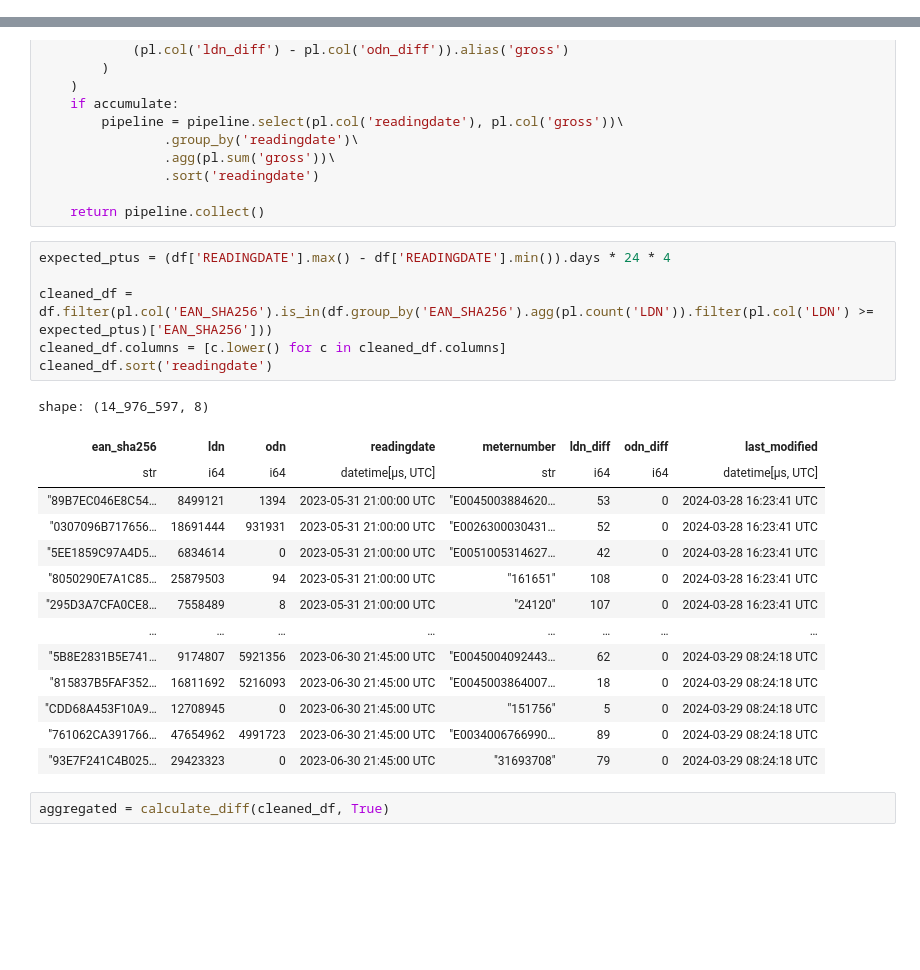
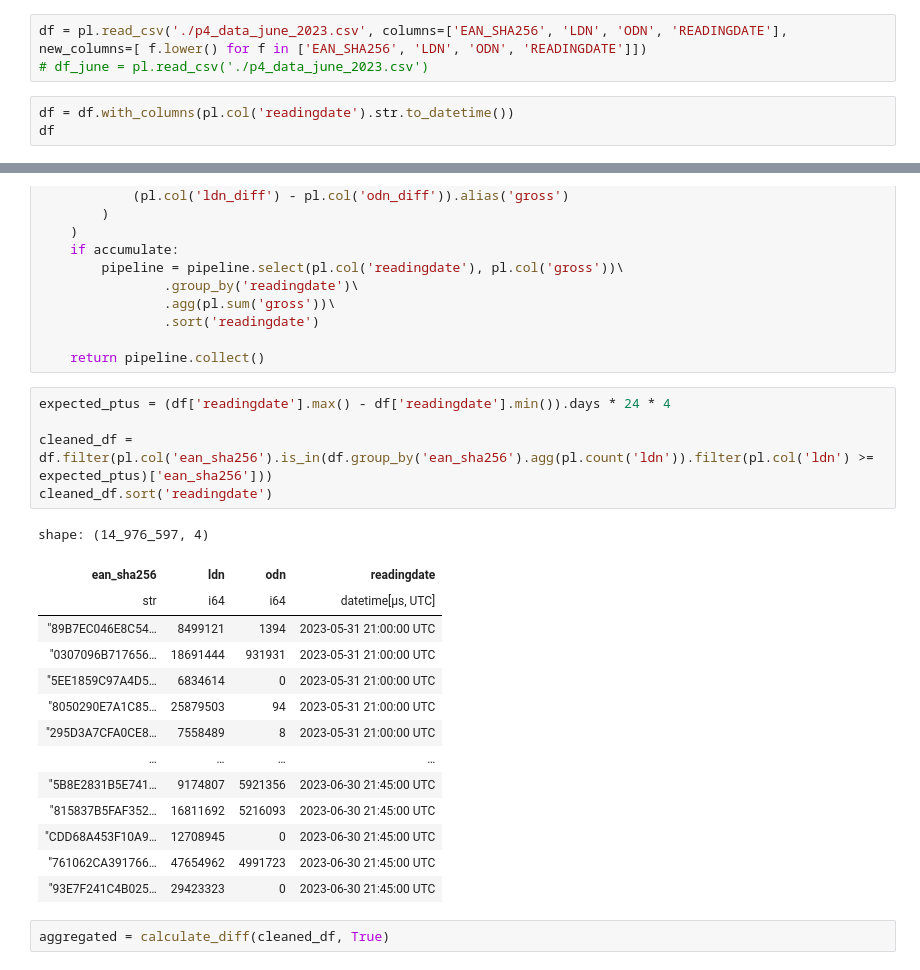
Before and after one commit to erewl/short-term-load-forecasting-with-domain-knowledge, a Jupyter notebook: notebooks/tft_example.ipynb, the cells around one changed output, grey strips where cells are left out. Cells and saved outputs as stored; diff of their text form; blank space fills up the shorter version.

Commit message:
Progress in data processing and model application

```diff
--- a/notebooks/tft_example.ipynb
+++ b/notebooks/tft_example.ipynb
@@ -219,0 +86,6 @@ shape: (14_998_728, 8)
+# %%
+df = pl.read_csv('./p4_data_june_2023.csv', columns=['EAN_SHA256', 'LDN', 'ODN', 'READINGDATE'], new_columns=[ f.lower() for f in ['EAN_SHA256', 'LDN', 'ODN', 'READINGDATE']])
+# df_june = pl.read_csv('./p4_data_june_2023.csv')
+# %%
+df = df.with_columns(pl.col('readingdate').str.to_datetime())
+df
@@ -241,26 +128,25 @@ def calculate_diff(_df: pl.DataFrame, accumulate: bool):
 
     return pipeline.collect()
 # %%
-expected_ptus = (df['READINGDATE'].max() - df['READINGDATE'].min()).days * 24 * 4
+expected_ptus = (df['readingdate'].max() - df['readingdate'].min()).days * 24 * 4
 
-cleaned_df = df.filter(pl.col('EAN_SHA256').is_in(df.group_by('EAN_SHA256').agg(pl.count('LDN')).filter(pl.col('LDN') >= expected_ptus)['EAN_SHA256']))
-cleaned_df.columns = [c.lower() for c in cleaned_df.columns]
+cleaned_df = df.filter(pl.col('ean_sha256').is_in(df.group_by('ean_sha256').agg(pl.count('ldn')).filter(pl.col('ldn') >= expected_ptus)['ean_sha256']))
 cleaned_df.sort('readingdate')
 # %% [output]
-shape: (14_976_597, 8)
+shape: (14_976_597, 4)
-| ean_sha256 | ldn | odn | readingdate | meternumber | ldn_diff | odn_diff | last_modified |
-| str | i64 | i64 | datetime[μs, UTC] | str | i64 | i64 | datetime[μs, UTC] |
-| "89B7EC046E8C54… | 8499121 | 1394 | 2023-05-31 21:00:00 UTC | "E0045003884620… | 53 | 0 | 2024-03-28 16:23:41 UTC |
-| "0307096B717656… | 18691444 | 931931 | 2023-05-31 21:00:00 UTC | "E0026300030431… | 52 | 0 | 2024-03-28 16:23:41 UTC |
-| "5EE1859C97A4D5… | 6834614 | 0 | 2023-05-31 21:00:00 UTC | "E0051005314627… | 42 | 0 | 2024-03-28 16:23:41 UTC |
-| "8050290E7A1C85… | 25879503 | 94 | 2023-05-31 21:00:00 UTC | "161651" | 108 | 0 | 2024-03-28 16:23:41 UTC |
-| "295D3A7CFA0CE8… | 7558489 | 8 | 2023-05-31 21:00:00 UTC | "24120" | 107 | 0 | 2024-03-28 16:23:41 UTC |
-| … | … | … | … | … | … | … | … |
-| "5B8E2831B5E741… | 9174807 | 5921356 | 2023-06-30 21:45:00 UTC | "E0045004092443… | 62 | 0 | 2024-03-29 08:24:18 UTC |
-| "815837B5FAF352… | 16811692 | 5216093 | 2023-06-30 21:45:00 UTC | "E0045003864007… | 18 | 0 | 2024-03-29 08:24:18 UTC |
-| "CDD68A453F10A9… | 12708945 | 0 | 2023-06-30 21:45:00 UTC | "151756" | 5 | 0 | 2024-03-29 08:24:18 UTC |
-| "761062CA391766… | 47654962 | 4991723 | 2023-06-30 21:45:00 UTC | "E0034006766990… | 89 | 0 | 2024-03-29 08:24:18 UTC |
-| "93E7F241C4B025… | 29423323 | 0 | 2023-06-30 21:45:00 UTC | "31693708" | 79 | 0 | 2024-03-29 08:24:18 UTC |
+| ean_sha256 | ldn | odn | readingdate |
+| str | i64 | i64 | datetime[μs, UTC] |
+| "89B7EC046E8C54… | 8499121 | 1394 | 2023-05-31 21:00:00 UTC |
+| "0307096B717656… | 18691444 | 931931 | 2023-05-31 21:00:00 UTC |
+| "5EE1859C97A4D5… | 6834614 | 0 | 2023-05-31 21:00:00 UTC |
+| "8050290E7A1C85… | 25879503 | 94 | 2023-05-31 21:00:00 UTC |
+| "295D3A7CFA0CE8… | 7558489 | 8 | 2023-05-31 21:00:00 UTC |
+| … | … | … | … |
+| "5B8E2831B5E741… | 9174807 | 5921356 | 2023-06-30 21:45:00 UTC |
+| "815837B5FAF352… | 16811692 | 5216093 | 2023-06-30 21:45:00 UTC |
+| "CDD68A453F10A9… | 12708945 | 0 | 2023-06-30 21:45:00 UTC |
+| "761062CA391766… | 47654962 | 4991723 | 2023-06-30 21:45:00 UTC |
+| "93E7F241C4B025… | 29423323 | 0 | 2023-06-30 21:45:00 UTC |
 # %%
 aggregated = calculate_diff(cleaned_df, True)
 # %% [markdown]
```
Also changed, not shown: parts of 43 cells of this notebook, 2 other files.
